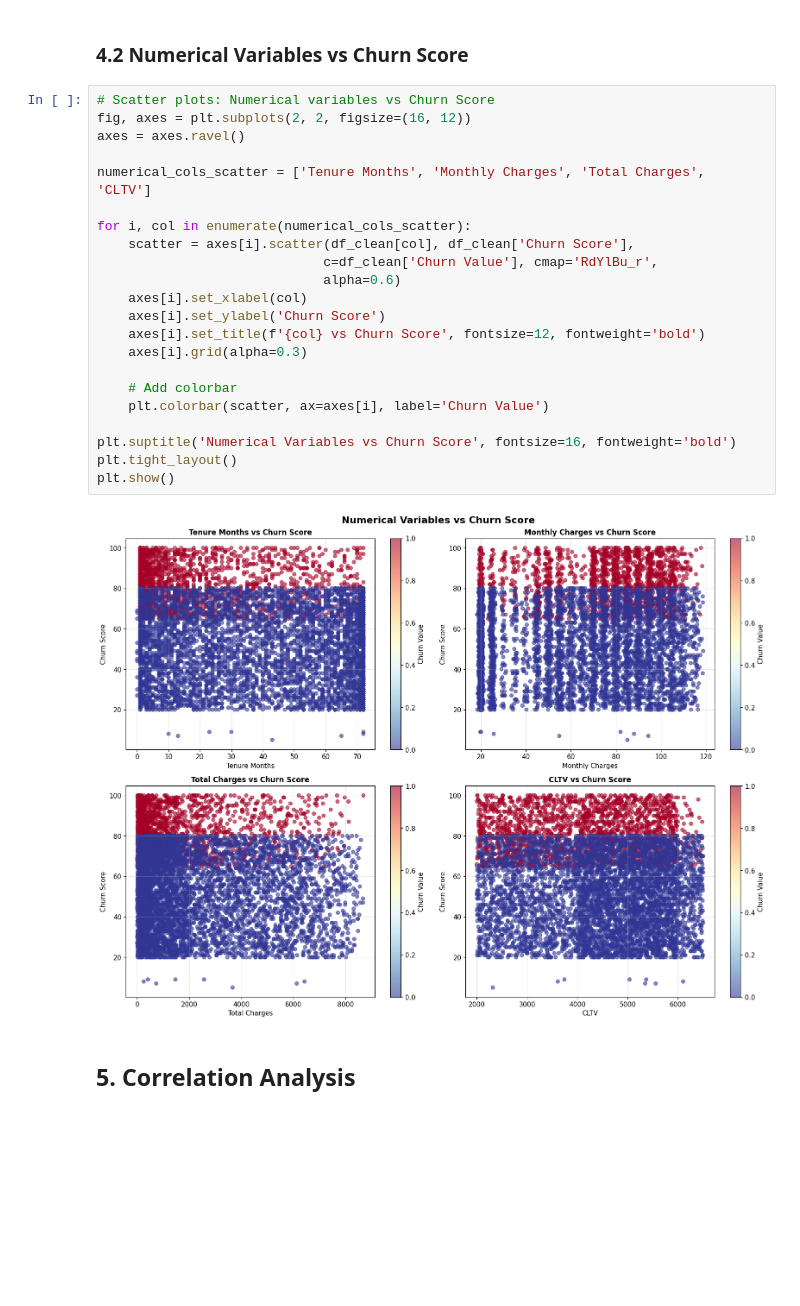
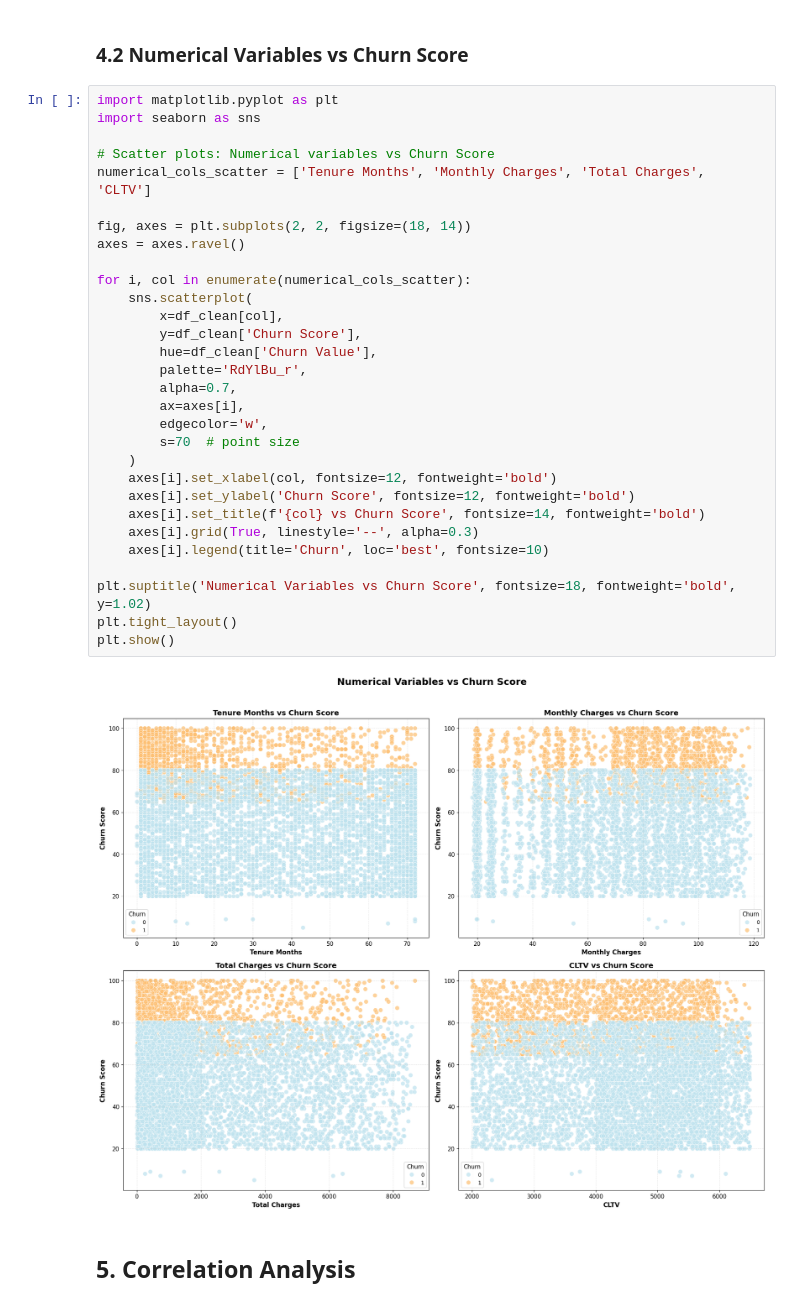
Before and after one commit to lintosunny/churn-x, a Jupyter notebook: ml/notebooks/eda.ipynb, the cells around one changed output. Drawn from its saved outputs; the diff is of its cells as text; blank space fills up the shorter version.

```diff
--- a/ml/notebooks/eda.ipynb
+++ b/ml/notebooks/eda.ipynb
@@ -415,29 +453,37 @@ plt.show()
 # %% [markdown]
 ### 4.2 Numerical Variables vs Churn Score
 # %%
+import matplotlib.pyplot as plt
+import seaborn as sns
+
 # Scatter plots: Numerical variables vs Churn Score
-fig, axes = plt.subplots(2, 2, figsize=(16, 12))
+numerical_cols_scatter = ['Tenure Months', 'Monthly Charges', 'Total Charges', 'CLTV']
+
+fig, axes = plt.subplots(2, 2, figsize=(18, 14))
 axes = axes.ravel()
 
-numerical_cols_scatter = ['Tenure Months', 'Monthly Charges', 'Total Charges', 'CLTV']
+for i, col in enumerate(numerical_cols_scatter):
+    sns.scatterplot(
+        x=df_clean[col],
+        y=df_clean['Churn Score'],
+        hue=df_clean['Churn Value'],
+        palette='RdYlBu_r',
+        alpha=0.7,
+        ax=axes[i],
+        edgecolor='w',
+        s=70  # point size
+    )
+    axes[i].set_xlabel(col, fontsize=12, fontweight='bold')
+    axes[i].set_ylabel('Churn Score', fontsize=12, fontweight='bold')
+    axes[i].set_title(f'{col} vs Churn Score', fontsize=14, fontweight='bold')
+    axes[i].grid(True, linestyle='--', alpha=0.3)
+    axes[i].legend(title='Churn', loc='best', fontsize=10)
 
-for i, col in enumerate(numerical_cols_scatter):
-    scatter = axes[i].scatter(df_clean[col], df_clean['Churn Score'],
-                             c=df_clean['Churn Value'], cmap='RdYlBu_r',
-                             alpha=0.6)
-    axes[i].set_xlabel(col)
-    axes[i].set_ylabel('Churn Score')
-    axes[i].set_title(f'{col} vs Churn Score', fontsize=12, fontweight='bold')
-    axes[i].grid(alpha=0.3)
-
-    # Add colorbar
-    plt.colorbar(scatter, ax=axes[i], label='Churn Value')
-
-plt.suptitle('Numerical Variables vs Churn Score', fontsize=16, fontweight='bold')
+plt.suptitle('Numerical Variables vs Churn Score', fontsize=18, fontweight='bold', y=1.02)
 plt.tight_layout()
 plt.show()
 # %% [output]
-[figure, old version]
+[figure, new version]
 # %% [markdown]
 ## 5. Correlation Analysis
 # %%
```
Also changed, not shown: parts of 6 cells of this notebook, 6 other files.
